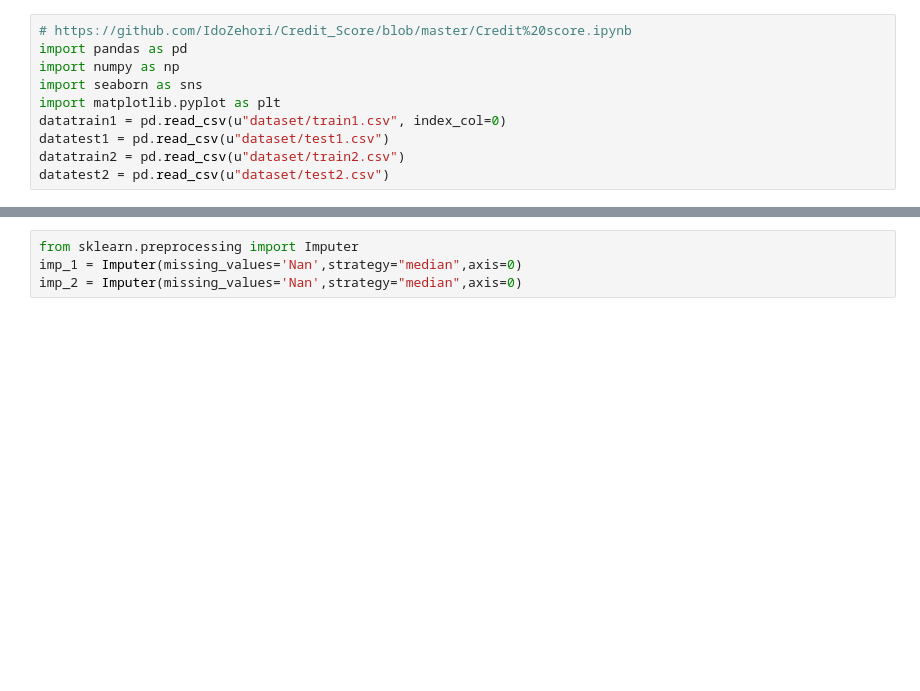
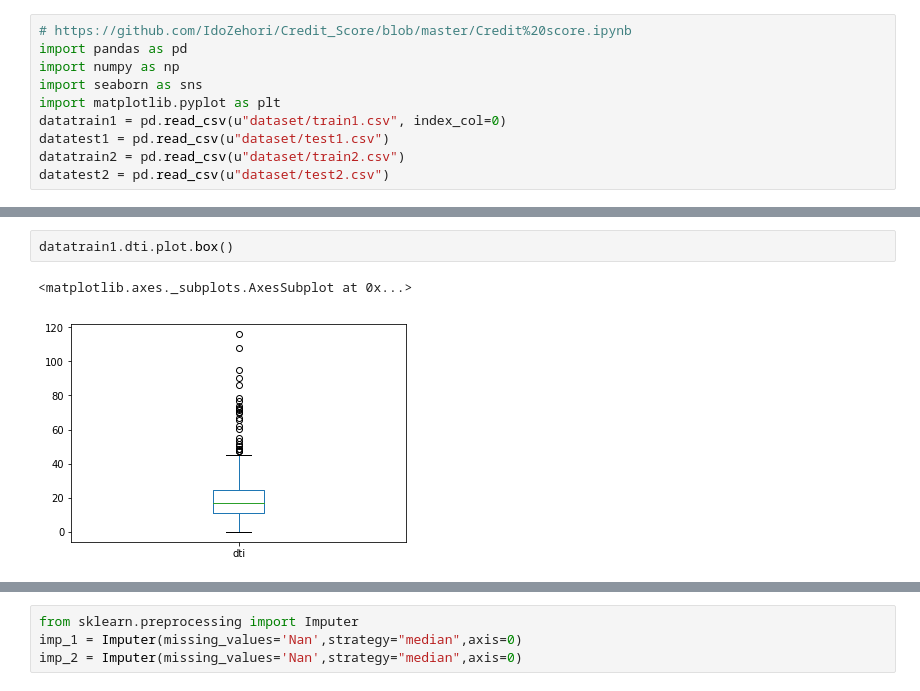
Before and after one commit to kirralabs/data-process, a Jupyter notebook: Untitled.ipynb, the cells around one changed output, grey strips where cells are left out. Saved outputs shown, nothing was run; the diff lists cells and outputs as text; blank space fills up the shorter version.

```diff
--- a/Untitled.ipynb
+++ b/Untitled.ipynb
@@ -17,0 +91,5 @@ datatrain1.purpose.astype('category').cat.codes
+# %%
+datatrain1.dti.plot.box()
+# %% [output]
+<matplotlib.axes._subplots.AxesSubplot at 0x...>
+[figure, added]
```
Also changed, not shown: parts of 45 cells of this notebook, 7 other files.
